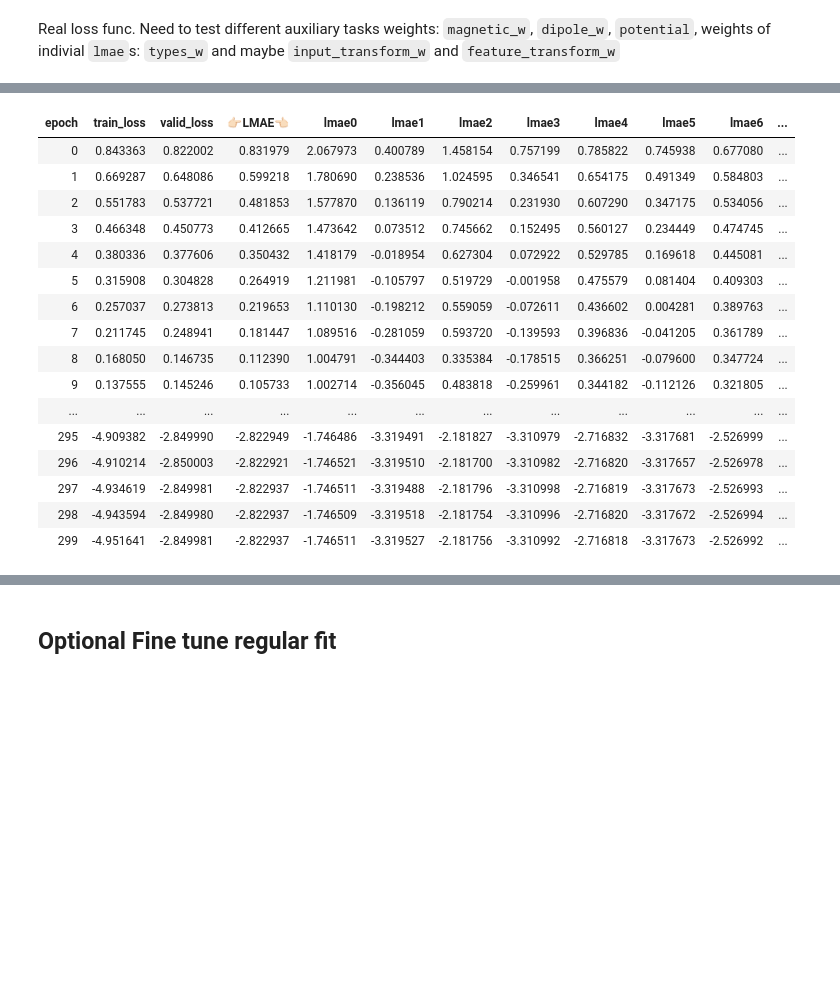
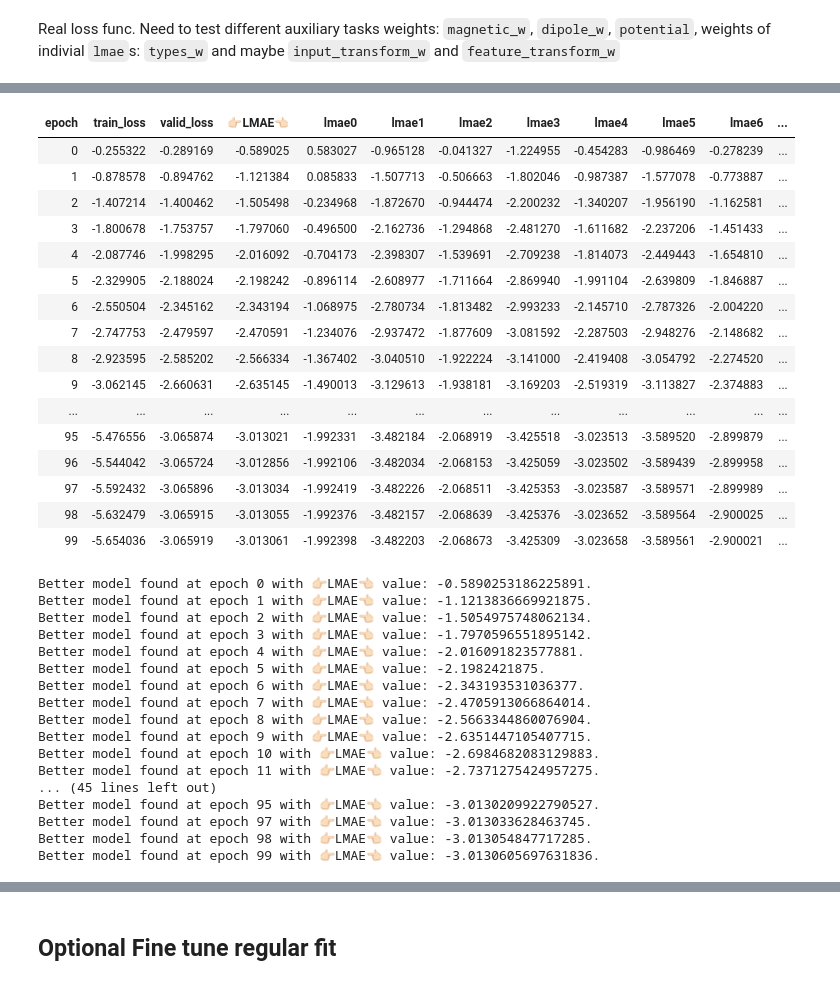
Before and after one commit to antorsae/champs-scalar-coupling, a Jupyter notebook: transformer-experiments.ipynb, the cells around one changed output, grey strips where cells are left out. Cells and saved outputs as stored; diff of their text form; code cells hidden in the pictures; blank space fills up the shorter version.

```diff
--- a/transformer-experiments.ipynb
+++ b/transformer-experiments.ipynb
@@ -991,22 +1164,45 @@ Min loss divided by 10: 3.02E-04
-# %%
-learner.fit_one_cycle(300, 1.0E-04)#, moms=(0.75,0.70))
-# %% [output]
-| epoch | train_loss | valid_loss | 👉🏻LMAE👈🏻 | lmae0 | lmae1 | lmae2 | lmae3 | lmae4 | lmae5 | lmae6 | ... |
-| 0 | 0.843363 | 0.822002 | 0.831979 | 2.067973 | 0.400789 | 1.458154 | 0.757199 | 0.785822 | 0.745938 | 0.677080 | ... |
-| 1 | 0.669287 | 0.648086 | 0.599218 | 1.780690 | 0.238536 | 1.024595 | 0.346541 | 0.654175 | 0.491349 | 0.584803 | ... |
-| 2 | 0.551783 | 0.537721 | 0.481853 | 1.577870 | 0.136119 | 0.790214 | 0.231930 | 0.607290 | 0.347175 | 0.534056 | ... |
-| 3 | 0.466348 | 0.450773 | 0.412665 | 1.473642 | 0.073512 | 0.745662 | 0.152495 | 0.560127 | 0.234449 | 0.474745 | ... |
-| 4 | 0.380336 | 0.377606 | 0.350432 | 1.418179 | -0.018954 | 0.627304 | 0.072922 | 0.529785 | 0.169618 | 0.445081 | ... |
-| 5 | 0.315908 | 0.304828 | 0.264919 | 1.211981 | -0.105797 | 0.519729 | -0.001958 | 0.475579 | 0.081404 | 0.409303 | ... |
-| 6 | 0.257037 | 0.273813 | 0.219653 | 1.110130 | -0.198212 | 0.559059 | -0.072611 | 0.436602 | 0.004281 | 0.389763 | ... |
-| 7 | 0.211745 | 0.248941 | 0.181447 | 1.089516 | -0.281059 | 0.593720 | -0.139593 | 0.396836 | -0.041205 | 0.361789 | ... |
-| 8 | 0.168050 | 0.146735 | 0.112390 | 1.004791 | -0.344403 | 0.335384 | -0.178515 | 0.366251 | -0.079600 | 0.347724 | ... |
-| 9 | 0.137555 | 0.145246 | 0.105733 | 1.002714 | -0.356045 | 0.483818 | -0.259961 | 0.344182 | -0.112126 | 0.321805 | ... |
-| ... | ... | ... | ... | ... | ... | ... | ... | ... | ... | ... | ... |
-| 295 | -4.909382 | -2.849990 | -2.822949 | -1.746486 | -3.319491 | -2.181827 | -3.310979 | -2.716832 | -3.317681 | -2.526999 | ... |
-| 296 | -4.910214 | -2.850003 | -2.822921 | -1.746521 | -3.319510 | -2.181700 | -3.310982 | -2.716820 | -3.317657 | -2.526978 | ... |
-| 297 | -4.934619 | -2.849981 | -2.822937 | -1.746511 | -3.319488 | -2.181796 | -3.310998 | -2.716819 | -3.317673 | -2.526993 | ... |
-| 298 | -4.943594 | -2.849980 | -2.822937 | -1.746509 | -3.319518 | -2.181754 | -3.310996 | -2.716820 | -3.317672 | -2.526994 | ... |
-| 299 | -4.951641 | -2.849981 | -2.822937 | -1.746511 | -3.319527 | -2.181756 | -3.310992 | -2.716818 | -3.317673 | -2.526992 | ... |
+# %%
+gc.collect()
+torch.cuda.empty_cache()
+#learner.data.batch_size = 512*2
+#learner.data.batch_size = 512
+#learner.opt_func = RAdam
+#learner.opt_func = partial(torch.optim.Adam, betas=(0.9,0.99), eps=1e-2)
+learner.fit_one_cycle(100, 1.0E-04)#, moms=(0.75,0.70))
+# %% [output]
+| epoch | train_loss | valid_loss | 👉🏻LMAE👈🏻 | lmae0 | lmae1 | lmae2 | lmae3 | lmae4 | lmae5 | lmae6 | ... |
+| 0 | -0.255322 | -0.289169 | -0.589025 | 0.583027 | -0.965128 | -0.041327 | -1.224955 | -0.454283 | -0.986469 | -0.278239 | ... |
+| 1 | -0.878578 | -0.894762 | -1.121384 | 0.085833 | -1.507713 | -0.506663 | -1.802046 | -0.987387 | -1.577078 | -0.773887 | ... |
+| 2 | -1.407214 | -1.400462 | -1.505498 | -0.234968 | -1.872670 | -0.944474 | -2.200232 | -1.340207 | -1.956190 | -1.162581 | ... |
+| 3 | -1.800678 | -1.753757 | -1.797060 | -0.496500 | -2.162736 | -1.294868 | -2.481270 | -1.611682 | -2.237206 | -1.451433 | ... |
+| 4 | -2.087746 | -1.998295 | -2.016092 | -0.704173 | -2.398307 | -1.539691 | -2.709238 | -1.814073 | -2.449443 | -1.654810 | ... |
+| 5 | -2.329905 | -2.188024 | -2.198242 | -0.896114 | -2.608977 | -1.711664 | -2.869940 | -1.991104 | -2.639809 | -1.846887 | ... |
+| 6 | -2.550504 | -2.345162 | -2.343194 | -1.068975 | -2.780734 | -1.813482 | -2.993233 | -2.145710 | -2.787326 | -2.004220 | ... |
+| 7 | -2.747753 | -2.479597 | -2.470591 | -1.234076 | -2.937472 | -1.877609 | -3.081592 | -2.287503 | -2.948276 | -2.148682 | ... |
+| 8 | -2.923595 | -2.585202 | -2.566334 | -1.367402 | -3.040510 | -1.922224 | -3.141000 | -2.419408 | -3.054792 | -2.274520 | ... |
+| 9 | -3.062145 | -2.660631 | -2.635145 | -1.490013 | -3.129613 | -1.938181 | -3.169203 | -2.519319 | -3.113827 | -2.374883 | ... |
+| ... | ... | ... | ... | ... | ... | ... | ... | ... | ... | ... | ... |
+| 95 | -5.476556 | -3.065874 | -3.013021 | -1.992331 | -3.482184 | -2.068919 | -3.425518 | -3.023513 | -3.589520 | -2.899879 | ... |
+| 96 | -5.544042 | -3.065724 | -3.012856 | -1.992106 | -3.482034 | -2.068153 | -3.425059 | -3.023502 | -3.589439 | -2.899958 | ... |
+| 97 | -5.592432 | -3.065896 | -3.013034 | -1.992419 | -3.482226 | -2.068511 | -3.425353 | -3.023587 | -3.589571 | -2.899989 | ... |
+| 98 | -5.632479 | -3.065915 | -3.013055 | -1.992376 | -3.482157 | -2.068639 | -3.425376 | -3.023652 | -3.589564 | -2.900025 | ... |
+| 99 | -5.654036 | -3.065919 | -3.013061 | -1.992398 | -3.482203 | -2.068673 | -3.425309 | -3.023658 | -3.589561 | -2.900021 | ... |
+Better model found at epoch 0 with 👉🏻LMAE👈🏻 value: -0.5890253186225891.
+Better model found at epoch 1 with 👉🏻LMAE👈🏻 value: -1.1213836669921875.
+Better model found at epoch 2 with 👉🏻LMAE👈🏻 value: -1.5054975748062134.
+Better model found at epoch 3 with 👉🏻LMAE👈🏻 value: -1.7970596551895142.
+Better model found at epoch 4 with 👉🏻LMAE👈🏻 value: -2.016091823577881.
+Better model found at epoch 5 with 👉🏻LMAE👈🏻 value: -2.1982421875.
+Better model found at epoch 6 with 👉🏻LMAE👈🏻 value: -2.343193531036377.
+Better model found at epoch 7 with 👉🏻LMAE👈🏻 value: -2.4705913066864014.
+Better model found at epoch 8 with 👉🏻LMAE👈🏻 value: -2.5663344860076904.
+Better model found at epoch 9 with 👉🏻LMAE👈🏻 value: -2.6351447105407715.
+Better model found at epoch 10 with 👉🏻LMAE👈🏻 value: -2.6984682083129883.
+Better model found at epoch 11 with 👉🏻LMAE👈🏻 value: -2.7371275424957275.
+... (45 lines left out)
+Better model found at epoch 95 with 👉🏻LMAE👈🏻 value: -3.0130209922790527.
+Better model found at epoch 97 with 👉🏻LMAE👈🏻 value: -3.013033628463745.
+Better model found at epoch 98 with 👉🏻LMAE👈🏻 value: -3.013054847717285.
+Better model found at epoch 99 with 👉🏻LMAE👈🏻 value: -3.0130605697631836.
 # %%
 learner.recorder.plot_lr(show_moms=True)
```
Also changed, not shown: parts of 33 cells of this notebook, 3 other files.
